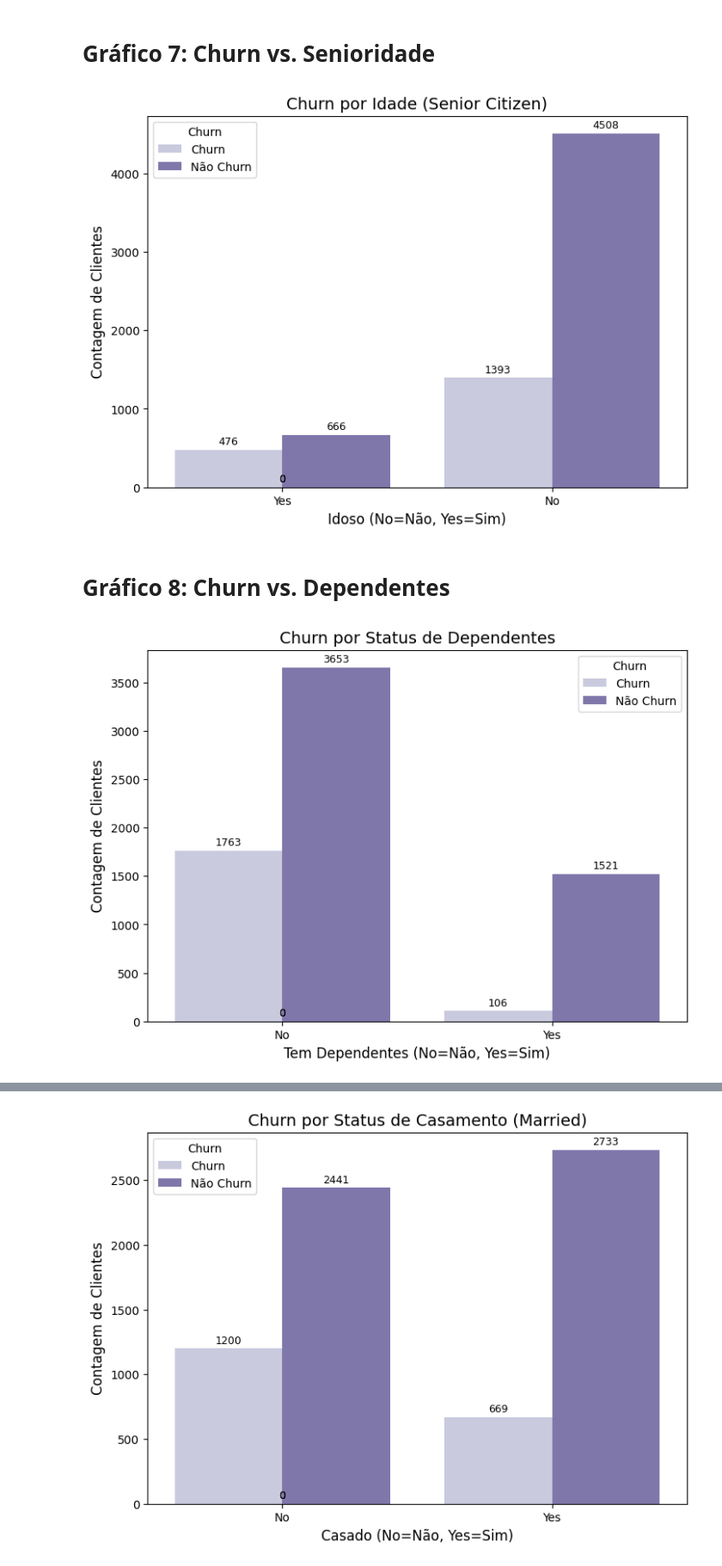
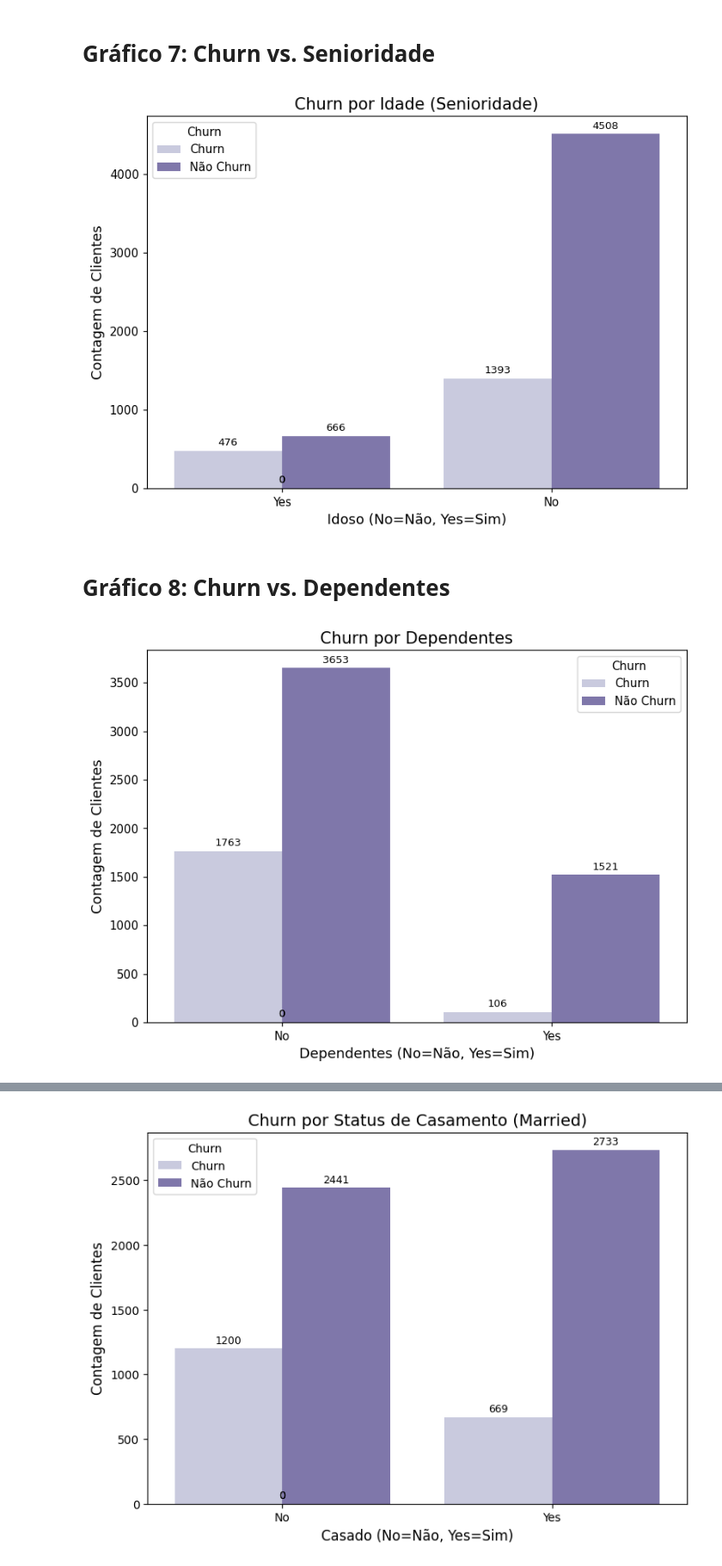
Before and after one commit to SpeedofLight007/churn-explorer, a Jupyter notebook: MVP_Analise_de_Dados_e_Boas_Praticas_Churn_Explorer_MSA.ipynb, the cells around one changed output, grey strips where cells are left out. Shown: that part at 86% size. Cells and saved outputs as stored; diff of their text form; code cells hidden in the pictures.

```diff
--- a/MVP_Analise_de_Dados_e_Boas_Praticas_Churn_Explorer_MSA.ipynb
+++ b/MVP_Analise_de_Dados_e_Boas_Praticas_Churn_Explorer_MSA.ipynb
@@ -415,44 +396,38 @@ else:
 # **Gráfico 5: Churn vs. Contract**
 # %%
 if df is not None and not df.empty and 'Churn Label' in df_processed.columns and 'Contract' in df_processed.columns:
-    plt.figure(figsize=(8, 6), dpi=100)
-    # Use the dictionary palette with integer keys for hue
-    ax = sns.countplot(x='Contract', hue='Churn Label', data=df_processed, palette='Purples', hue_order=[1, 0]) # Changed palette back to Purples
+    plt.figure(figsize=(8, 6), dpi=107)
+    ax = sns.countplot(x='Contract', hue='Churn Label', data=df_processed, palette='Purples', hue_order=[1, 0])
     plt.title('Churn por Tipo de Contrato', fontsize=14)
     plt.xlabel('Tipo de Contrato', fontsize=12)
     plt.ylabel('Contagem de Clientes', fontsize=12)
     plt.xticks(fontsize=10)
     plt.yticks(fontsize=10)
-    plt.legend(title='Churn', labels=['Churn', 'Não Churn'], fontsize=10) # Swapped legend labels to match the new order
+    plt.legend(title='Churn', labels=['Churn', 'Não Churn'], fontsize=10)
     for p in ax.patches:
         ax.annotate(f'{int(p.get_height())}',
                 (p.get_x() + p.get_width() / 2., p.get_height()),
                 ha='center', va='center', xytext=(0, 7), textcoords='offset points', fontsize=9)
     plt.tight_layout(pad=3.0)
     plt.show()
-else:
-    print("DataFrame not loaded or required columns not found. Cannot display Churn vs. Contract.")
 # %% [output]
 [figure]
 # %% [markdown]
 # **Gráfico 6: Churn vs. Método de pagamento**
 # %%
 if df is not None and not df.empty and 'Churn Label' in df_processed.columns and 'Payment Method' in df_processed.columns:
-    plt.figure(figsize=(10, 6), dpi=100)
-    # Use the dictionary palette with integer keys for hue
-    ax = sns.countplot(x='Payment Method', hue='Churn Label', data=df_processed, palette='Purples', hue_order=[1, 0]) # Changed palette back to Purples
+    plt.figure(figsize=(8, 6), dpi=107)
+    ax = sns.countplot(x='Payment Method', hue='Churn Label', data=df_processed, palette='Purples', hue_order=[1, 0])
     plt.title('Churn por Método de Pagamento', fontsize=14)
     plt.xlabel('Método de Pagamento', fontsize=12)
     plt.ylabel('Contagem de Clientes', fontsize=12)
     plt.xticks(rotation=45, ha='right', fontsize=10)
     plt.yticks(fontsize=10)
-    plt.legend(title='Churn', labels=['Churn', 'Não Churn'], fontsize=10) # Swapped legend labels to match the new order
+    plt.legend(title='Churn', labels=['Churn', 'Não Churn'], fontsize=10)
     for p in ax.patches:
         ax.annotate(f'{int(p.get_height())}',
                     (p.get_x() + p.get_width() / 2., p.get_height()),
                     ha='center', va='center', xytext=(0, 7), textcoords='offset points', fontsize=9)
     plt.tight_layout(pad=3.0)
     plt.show()
-else:
-    print("DataFrame not loaded or required columns not found. Cannot display Churn vs. Payment Method.")
 # %% [output]
@@ -461,48 +436,42 @@ else:
 # **Gráfico 7: Churn vs. Senioridade**
 # %%
 if df is not None and not df.empty and 'Churn Label' in df_processed.columns and 'Senior Citizen' in df_processed.columns:
-    plt.figure(figsize=(8, 6), dpi=100)
-    # Use the dictionary palette with string keys for x and integer keys for hue
-    ax = sns.countplot(x='Senior Citizen', hue='Churn Label', data=df_processed, palette='Purples', hue_order=[1, 0]) # Changed palette back to Purples
-    plt.title('Churn por Idade (Senior Citizen)', fontsize=14)
+    plt.figure(figsize=(8, 6), dpi=107)
+    ax = sns.countplot(x='Senior Citizen', hue='Churn Label', data=df_processed, palette='Purples', hue_order=[1, 0])
+    plt.title('Churn por Idade (Senioridade)', fontsize=14)
     plt.xlabel('Idoso (No=Não, Yes=Sim)', fontsize=12)
     plt.ylabel('Contagem de Clientes', fontsize=12)
     plt.xticks(fontsize=10)
     plt.yticks(fontsize=10)
-    plt.legend(title='Churn', labels=['Churn', 'Não Churn'], fontsize=10) # Swapped legend labels to match the new order
+    plt.legend(title='Churn', labels=['Churn', 'Não Churn'], fontsize=10)
     for p in ax.patches:
         ax.annotate(f'{int(p.get_height())}',
                     (p.get_x() + p.get_width() / 2., p.get_height()),
                     ha='center', va='center', xytext=(0, 7), textcoords='offset points', fontsize=9)
     plt.tight_layout(pad=3.0)
     plt.show()
-else:
-    print("DataFrame not loaded or required columns not found. Cannot display Churn vs. Senior Citizen.")
 # %% [output]
-[figure, old version]
+[figure, new version]
 # %% [markdown]
 # **Gráfico 8: Churn vs. Dependentes**
 # %%
 if df is not None and not df.empty and 'Churn Label' in df_processed.columns and 'Dependents' in df_processed.columns:
-    plt.figure(figsize=(8, 6), dpi=100)
-    # Use the dictionary palette with string keys for x and integer keys for hue
-    ax = sns.countplot(x='Dependents', hue='Churn Label', data=df_processed, palette='Purples', hue_order=[1, 0]) # Changed palette back to Purples
-    plt.title('Churn por Status de Dependentes', fontsize=14)
-    plt.xlabel('Tem Dependentes (No=Não, Yes=Sim)', fontsize=12)
+    plt.figure(figsize=(8, 6), dpi=107)
+    ax = sns.countplot(x='Dependents', hue='Churn Label', data=df_processed, palette='Purples', hue_order=[1, 0])
+    plt.title('Churn por Dependentes', fontsize=14)
+    plt.xlabel('Dependentes (No=Não, Yes=Sim)', fontsize=12)
     plt.ylabel('Contagem de Clientes', fontsize=12)
     plt.xticks(fontsize=10)
     plt.yticks(fontsize=10)
-    plt.legend(title='Churn', labels=['Churn', 'Não Churn'], fontsize=10) # Swapped legend labels to match the new order
+    plt.legend(title='Churn', labels=['Churn', 'Não Churn'], fontsize=10)
     for p in ax.patches:
         ax.annotate(f'{int(p.get_height())}',
                     (p.get_x() + p.get_width() / 2., p.get_height()),
                     ha='center', va='center', xytext=(0, 7), textcoords='offset points', fontsize=9)
     plt.tight_layout(pad=3.0)
     plt.show()
-else:
-    print("DataFrame not loaded or required columns not found. Cannot display Churn vs. Dependents.")
 # %% [output]
-[figure, old version]
+[figure, new version]
 # %% [markdown]
 
 # Análise sobre a Facilidade de Implementação
```
Also changed, not shown: parts of 14 cells of this notebook.
